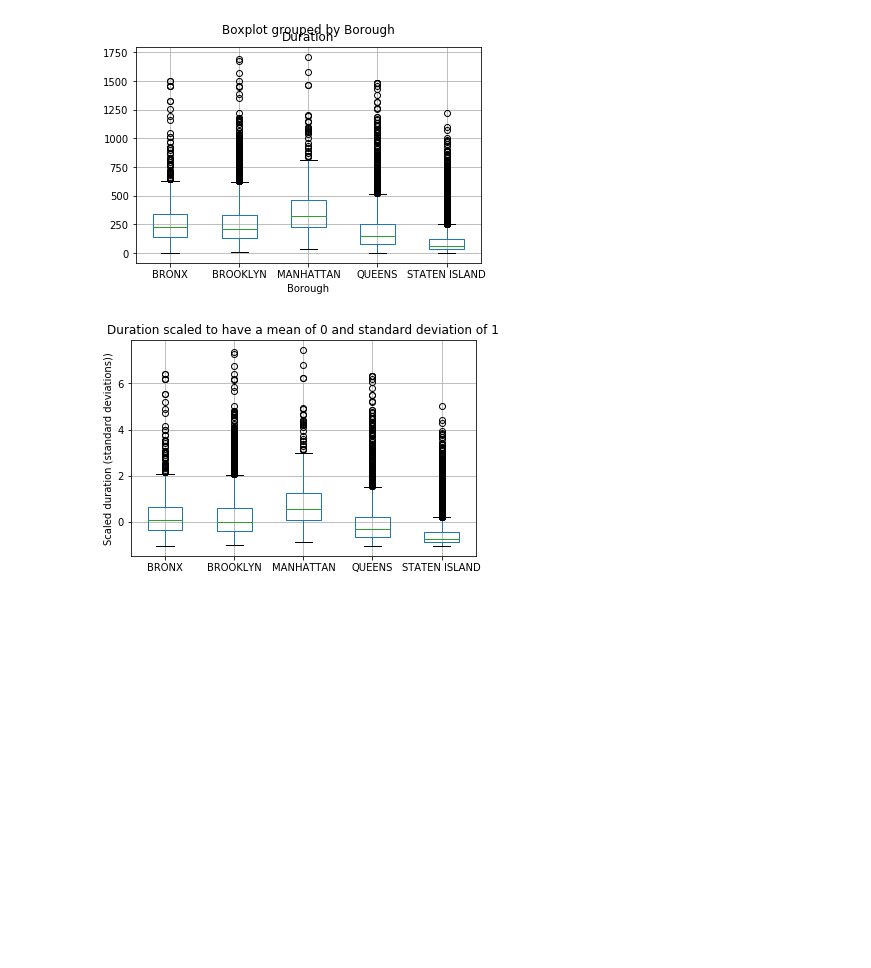
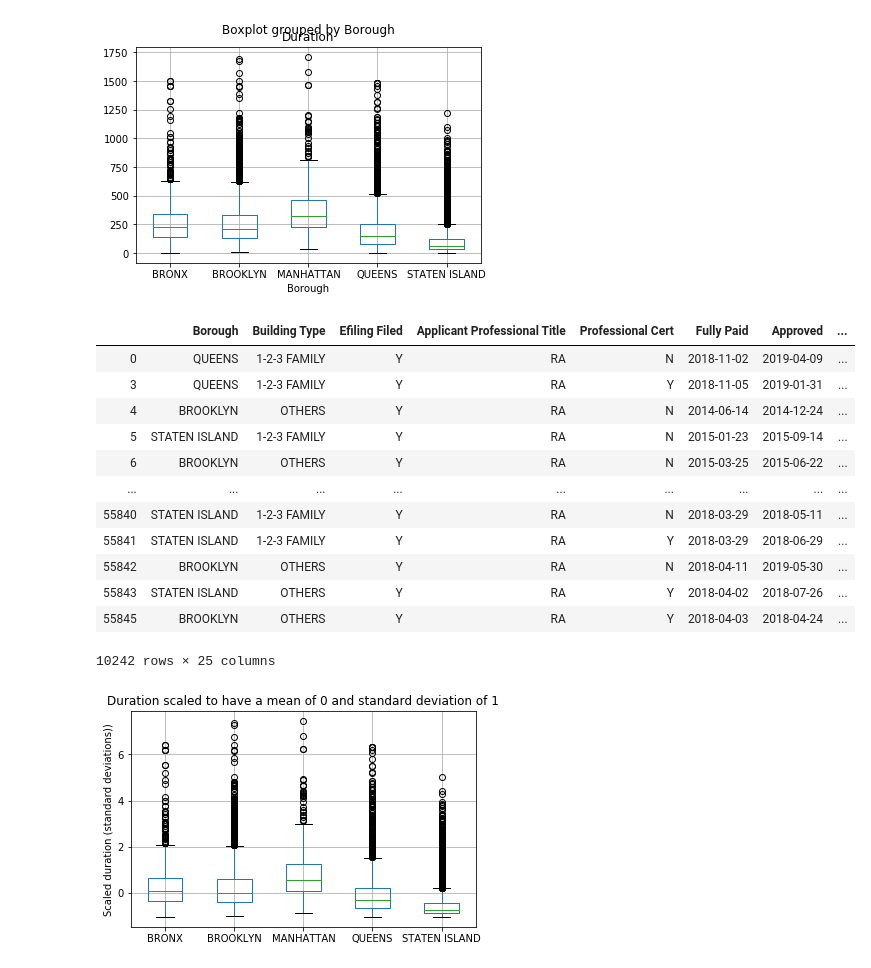
Before and after one commit to anoushavan/Capstone_1, a Jupyter notebook: code/Capstone_1_ML_analysis.ipynb, the cells around one changed output. Cells and saved outputs as stored; diff of their text form; code cells hidden in the pictures; blank space fills up the shorter version.

```diff
--- a/code/Capstone_1_ML_analysis.ipynb
+++ b/code/Capstone_1_ML_analysis.ipynb
@@ -136,6 +138,22 @@ data.boxplot(column='Duration', by='Borough');
 from sklearn.preprocessing import scale
 # %%
 data['Scaled_dur'] = scale(data['Duration'])
+# %%
+data
+# %% [output]
+|  | Borough | Building Type | Efiling Filed | Applicant Professional Title | Professional Cert | Fully Paid | Approved | ... |
+| 0 | QUEENS | 1-2-3 FAMILY | Y | RA | N | 2018-11-02 | 2019-04-09 | ... |
+| 3 | QUEENS | 1-2-3 FAMILY | Y | RA | Y | 2018-11-05 | 2019-01-31 | ... |
+| 4 | BROOKLYN | OTHERS | Y | RA | N | 2014-06-14 | 2014-12-24 | ... |
+| 5 | STATEN ISLAND | 1-2-3 FAMILY | Y | RA | N | 2015-01-23 | 2015-09-14 | ... |
+| 6 | BROOKLYN | OTHERS | Y | RA | N | 2015-03-25 | 2015-06-22 | ... |
+| ... | ... | ... | ... | ... | ... | ... | ... | ... |
+| 55840 | STATEN ISLAND | 1-2-3 FAMILY | Y | RA | N | 2018-03-29 | 2018-05-11 | ... |
+| 55841 | STATEN ISLAND | 1-2-3 FAMILY | Y | RA | Y | 2018-03-29 | 2018-06-29 | ... |
+| 55842 | BROOKLYN | OTHERS | Y | RA | N | 2018-04-11 | 2019-05-30 | ... |
+| 55843 | STATEN ISLAND | OTHERS | Y | RA | Y | 2018-04-02 | 2018-07-26 | ... |
+| 55845 | BROOKLYN | OTHERS | Y | RA | Y | 2018-04-03 | 2018-04-24 | ... |
+10242 rows × 25 columns
 # %%
 data.boxplot(column='Scaled_dur',by='Borough')
 plt.suptitle('');
```
Also changed, not shown: parts of 26 cells of this notebook, 1 other file.
